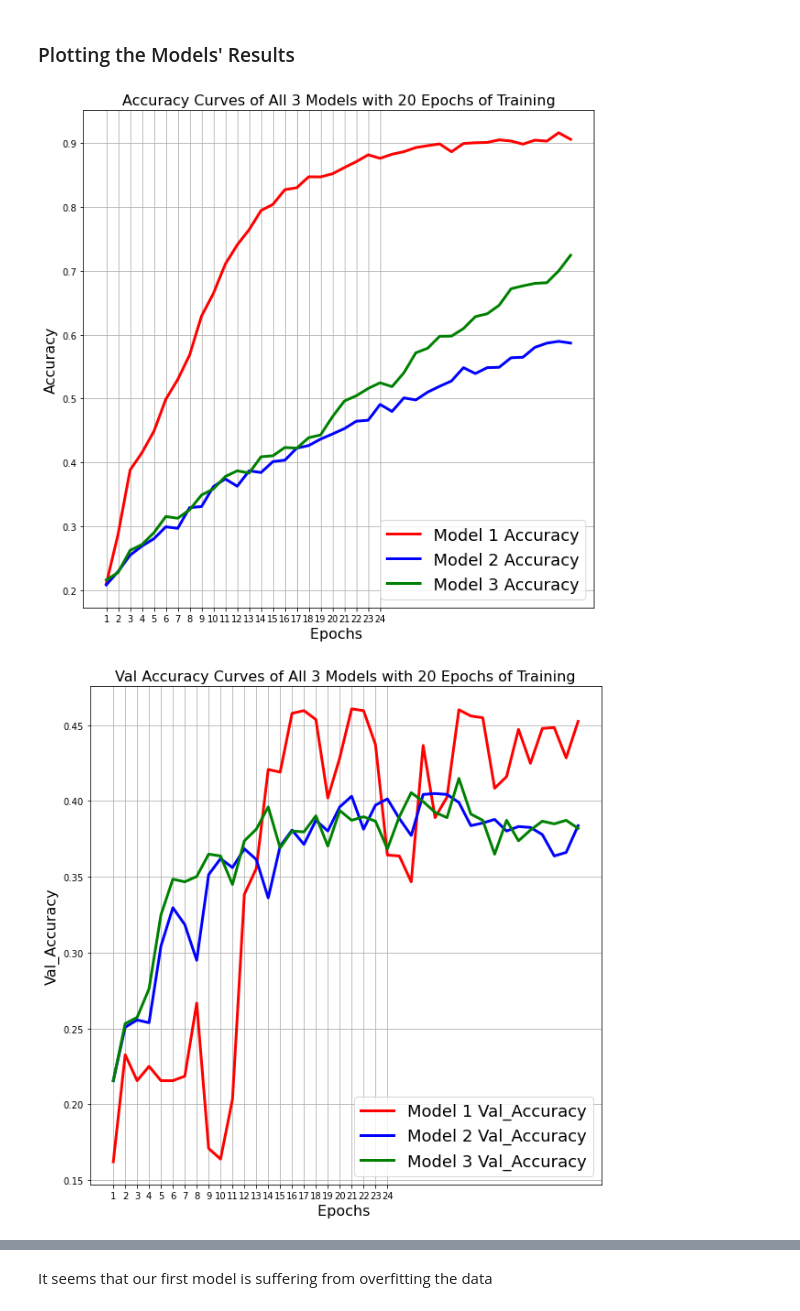
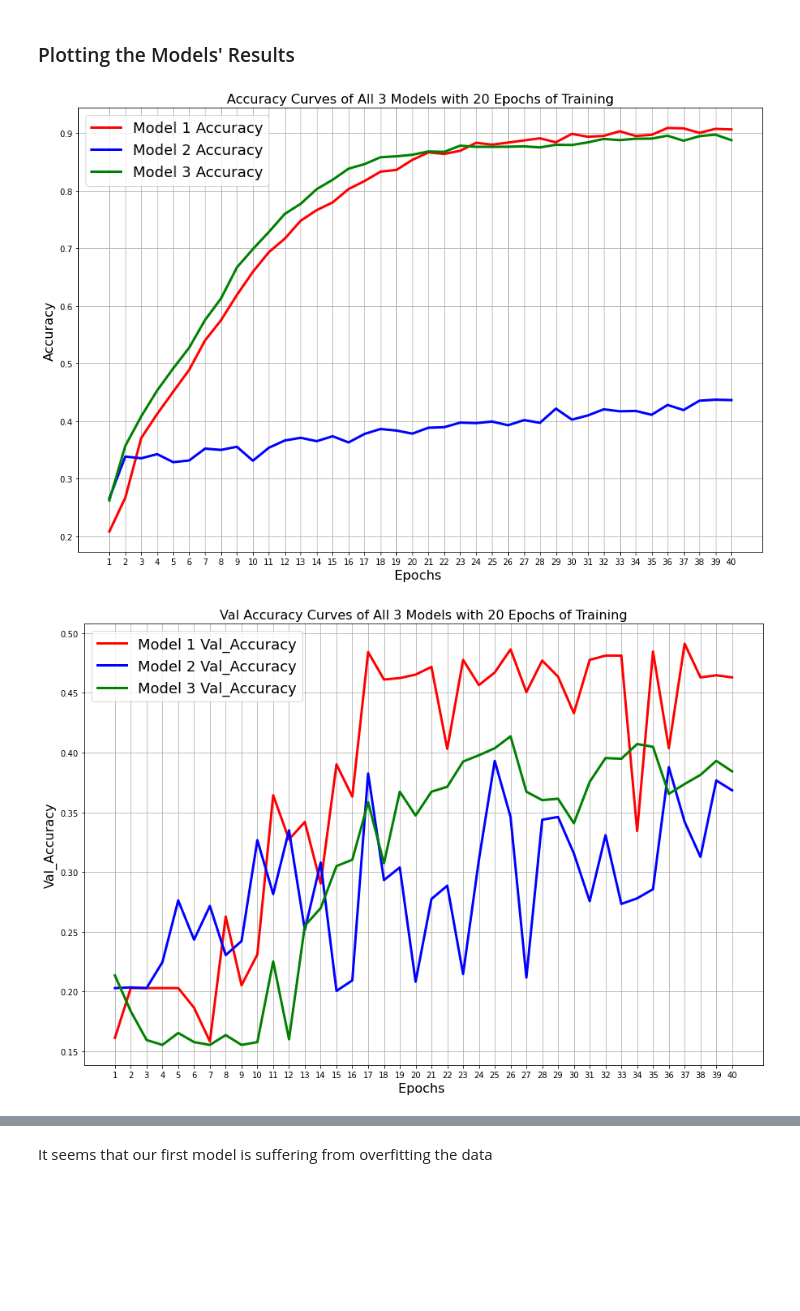
Before and after one commit to Grieze/CSC-767, a Jupyter notebook: Project 1/CNN Project.ipynb, the cells around one changed output, grey strips where cells are left out. Cells and saved outputs as stored; diff of their text form; code cells hidden in the pictures; blank space fills up the shorter version.

```diff
--- a/Project 1/CNN Project.ipynb
+++ b/Project 1/CNN Project.ipynb
@@ -157,7 +157,7 @@ Trainable params: 693,766
 Non-trainable params: 1,792
 _________________________________________________________________
 # %%
-model1_history = model.fit(X_train, y_train, batch_size=128, epochs=20,
+model1_history = model.fit(X_train, y_train, batch_size=128, epochs=40,
                                    verbose=1, validation_data=(X_valid, y_valid))
 # %% [output]
 Train on 5956 samples, validate on 1702 samples
@@ -191,19 +191,21 @@ model2 = Sequential()
 model2.add( Conv2D(128, (3,3), activation = 'relu', input_shape=(IMG_SIZE,IMG_SIZE,1)))
 model2.add( Conv2D(128, (3,3), activation = 'relu'))
 model2.add(MaxPooling2D(pool_size=(2,2)))
-model.add(layers.BatchNormalization())
+model2.add(layers.BatchNormalization())
 
 model2.add( Conv2D(128, (3,3), activation = 'relu'))
 model2.add( Conv2D(128, (3,3), activation = 'relu'))
 model2.add(MaxPooling2D(pool_size=(2,2)))
-model.add(layers.BatchNormalization())
+model2.add(layers.BatchNormalization())
 
 model2.add(Flatten())
 
-model2.add(Dense(256, activation='relu', kernel_initializer='glorot_normal', kernel_regularizer=keras.regularizers.l2(0.003)))
+model2.add(Dense(256, activation='relu', kernel_initializer='glorot_normal', kernel_regularizer=keras.regularizers.l2(0.03)))
+model2.add(layers.BatchNormalization())
 model2.add(Dropout(0.3))
 
-model2.add(Dense(256, activation='relu', kernel_initializer='glorot_normal', kernel_regularizer=keras.regularizers.l2(0.003)))
+model2.add(Dense(256, activation='relu', kernel_initializer='glorot_normal', kernel_regularizer=keras.regularizers.l2(0.03)))
+model2.add(layers.BatchNormalization())
 model2.add(Dropout(0.5))
 
 model2.add(Dense(6))
@@ -267,17 +269,21 @@ model3 = Sequential()
 model3.add( Conv2D(128, (3,3), activation = 'relu', input_shape=(IMG_SIZE,IMG_SIZE,1)))
 model3.add( Conv2D(128, (3,3), activation = 'relu'))
 model3.add(MaxPooling2D(pool_size=(2,2)))
+model3.add(layers.BatchNormalization())
 
 model3.add( Conv2D(128, (3,3), activation = 'relu'))
 model3.add( Conv2D(128, (3,3), activation = 'relu'))
 model3.add(MaxPooling2D(pool_size=(2,2)))
+model3.add(layers.BatchNormalization())
 
 model3.add(Flatten())
 
 model3.add(Dense(512, activation='relu', kernel_regularizer=keras.regularizers.l2(0.0005)))
+model3.add(layers.BatchNormalization())
 model3.add(Dropout(0.5))
 
 model3.add(Dense(128, activation='relu', kernel_regularizer=keras.regularizers.l2(0.0005)))
+model3.add(layers.BatchNormalization())
 model3.add(Dropout(0.5))
 
 model3.add(Dense(6))
@@ -331,21 +337,21 @@ Epoch 40/40
 ### Plotting the Models' Results
 # %%
 # Plotting all 3 models accuracy scores
-plt.figure(figsize=[10,10])
-plt.plot(model1.history['accuracy'], 'r', linewidth=3.0)
-plt.plot(model2.history['accuracy'],'b',linewidth=3.0)
-plt.plot(model3.history['accuracy'],'g',linewidth=3.0)
+plt.figure(figsize=[15,10])
+plt.plot(model1_history.history['accuracy'], 'r', linewidth=3.0)
+plt.plot(model2_history.history['accuracy'],'b',linewidth=3.0)
+plt.plot(model3_history.history['accuracy'],'g',linewidth=3.0)
 plt.legend(['Model 1 Accuracy', 'Model 2 Accuracy', 'Model 3 Accuracy'],fontsize=18)
 plt.xlabel('Epochs ',fontsize=16)
 plt.xticks([i for i in range(0,40)],[i for i in range(1,41)])
 plt.ylabel('Accuracy',fontsize=16)
 plt.title('Accuracy Curves of All 3 Models with 20 Epochs of Training',fontsize=16)
 plt.grid()
 # %% [output]
-[figure, old version]
+[figure, new version]
 # %%
 # Plotting all 3 models val accuracy scores
-plt.figure(figsize=[10,10])
+plt.figure(figsize=[15,10])
 plt.plot(model1_history.history['val_accuracy'], 'r', linewidth=3.0)
 plt.plot(model2_history.history['val_accuracy'],'b',linewidth=3.0)
 plt.plot(model3_history.history['val_accuracy'],'g',linewidth=3.0)
@@ -356,6 +362,6 @@ plt.ylabel('Val_Accuracy',fontsize=16)
 plt.title('Val Accuracy Curves of All 3 Models with 20 Epochs of Training',fontsize=16)
 plt.grid()
 # %% [output]
-[figure, old version]
+[figure, new version]
 # %%
 # Plotting all 3 models training losses
```
Also changed, not shown: parts of 41 cells of this notebook.
